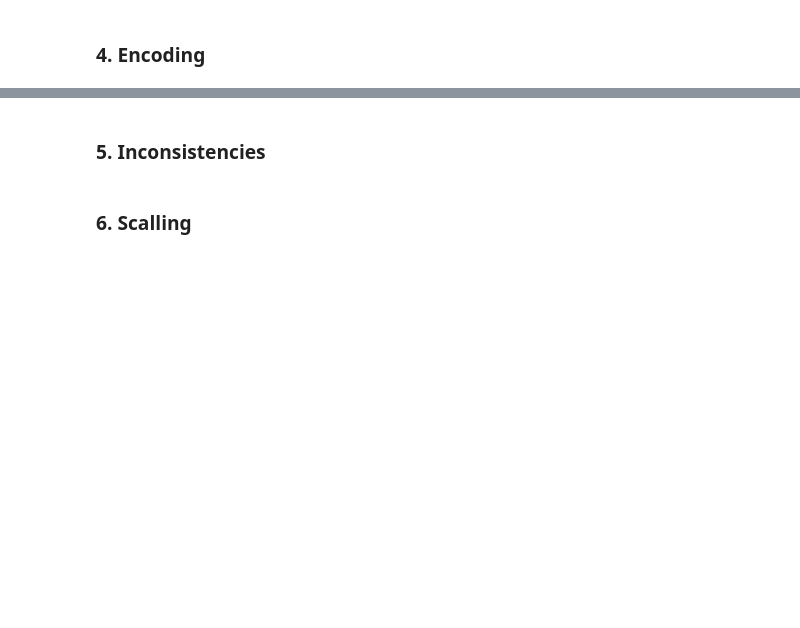
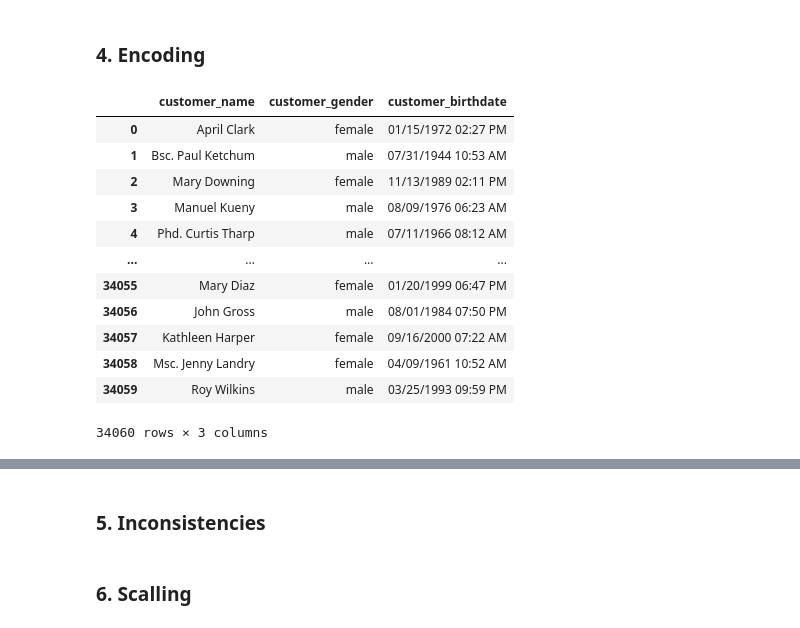
Before and after one commit to beatrizmarques2005/customer_segmentation, a Jupyter notebook: notebook_testing/preprocessing.ipynb, the cells around one changed output, grey strips where cells are left out. Cells and saved outputs as stored; diff of their text form; code cells hidden in the pictures; blank space fills up the shorter version.

```diff
--- a/notebook_testing/preprocessing.ipynb
+++ b/notebook_testing/preprocessing.ipynb
@@ -77,2 +159,18 @@ cus
 # %% [markdown]
 ### 4. Encoding
+# %%
+customer_info.select_dtypes(include = object)
+# %% [output]
+|  | customer_name | customer_gender | customer_birthdate |
+| 0 | April Clark | female | 01/15/1972 02:27 PM |
+| 1 | Bsc. Paul Ketchum | male | 07/31/1944 10:53 AM |
+| 2 | Mary Downing | female | 11/13/1989 02:11 PM |
+| 3 | Manuel Kueny | male | 08/09/1976 06:23 AM |
+| 4 | Phd. Curtis Tharp | male | 07/11/1966 08:12 AM |
+| ... | ... | ... | ... |
+| 34055 | Mary Diaz | female | 01/20/1999 06:47 PM |
+| 34056 | John Gross | male | 08/01/1984 07:50 PM |
+| 34057 | Kathleen Harper | female | 09/16/2000 07:22 AM |
+| 34058 | Msc. Jenny Landry | female | 04/09/1961 10:52 AM |
+| 34059 | Roy Wilkins | male | 03/25/1993 09:59 PM |
+34060 rows × 3 columns
```
Also changed, not shown: parts of 9 cells of this notebook.
